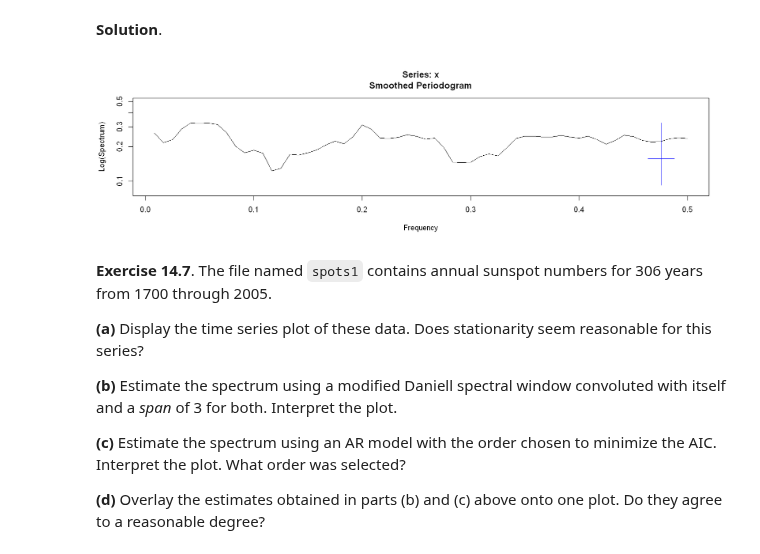
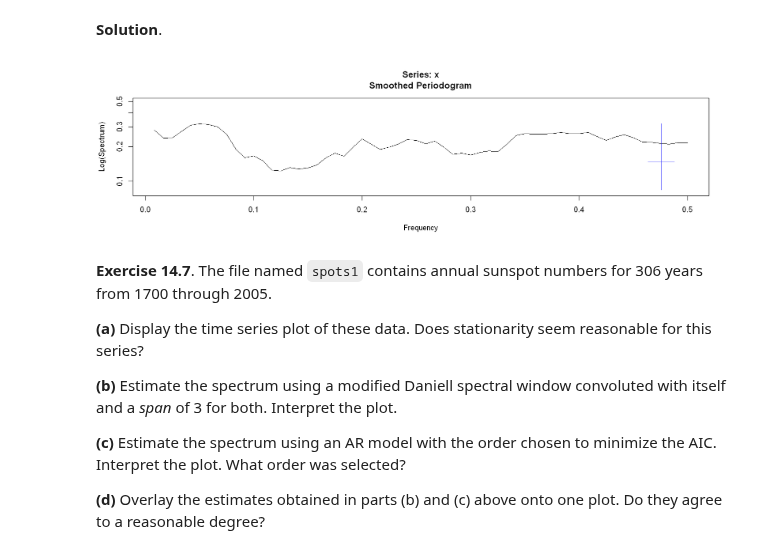
Before and after one commit to telmo-correa/time-series-analysis, a Jupyter notebook: R/Chapter 14 (Ex 01 - 10) - Estimating the Spectrum.ipynb, the cells around one changed output. Drawn from its saved outputs; the diff is of its cells as text; code cells hidden in the pictures.

```diff
--- a/R/Chapter 14 (Ex 01 - 10) - Estimating the Spectrum.ipynb
+++ b/R/Chapter 14 (Ex 01 - 10) - Estimating the Spectrum.ipynb
@@ -307,10 +307,13 @@ Rather than displaying a single peak, the frequencies are smoothed around Fourie
 **Solution**.
 # %%
 Y = log(fread('../data/larain.dat')[['larain']])
-# %%
-s = spec(Y, spans=c(11), kernel='modified.daniell', ylim=c(.08,0.5), sub='', ylab='Log(Spectrum)', xlab='Frequency')
-# %% [output]
-[figure, removed]
+# %%
+# Using same methodology as in Exhibit 14.21, with taper of 0.1,
+# and stats::spec default kernel as a modified.daniell
+
+s = spec(Y, spans=c(11), taper=.1, ylim=c(0.08, 0.5), sub='', xlab='Frequency', ylab='Log(Spectrum)')
+# %% [output]
+[figure, added]
 # %% [markdown]
 **Exercise 14.7**. The file named `spots1` contains annual sunspot numbers for 306 years from 1700 through 2005.
 
```
Also changed, not shown: 1 other file.
